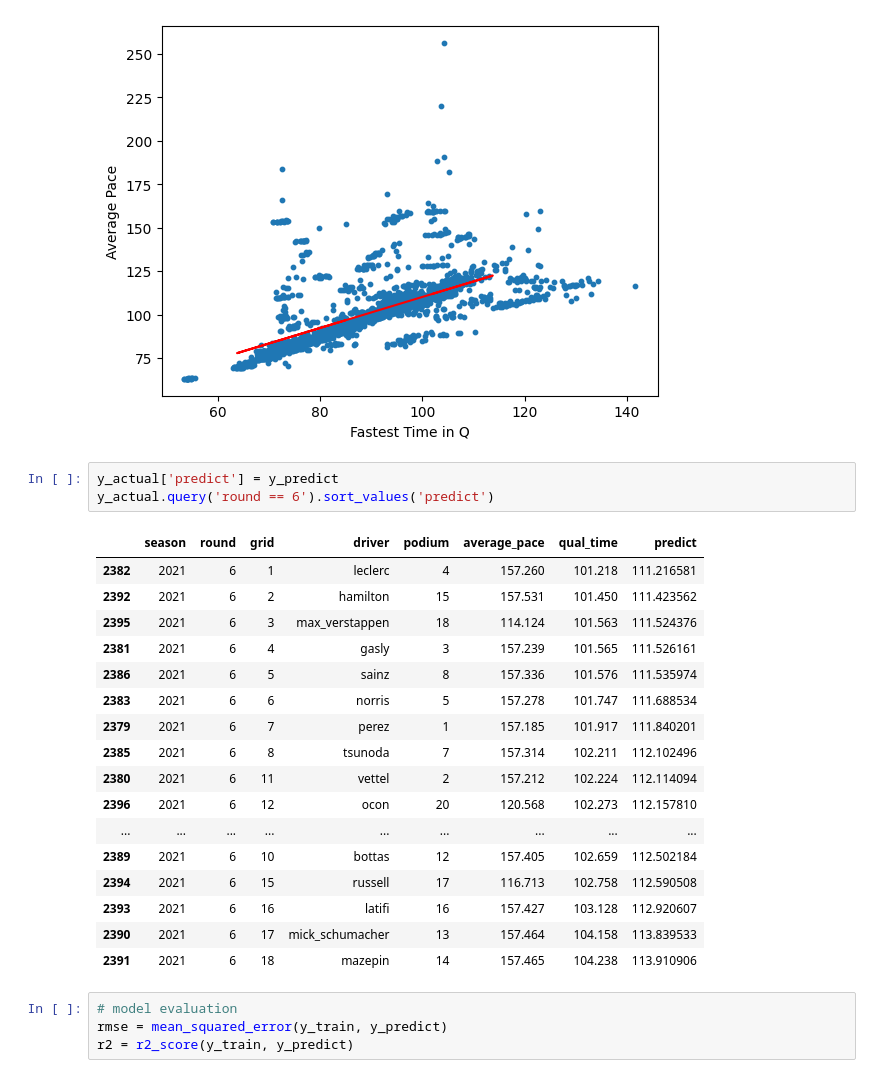
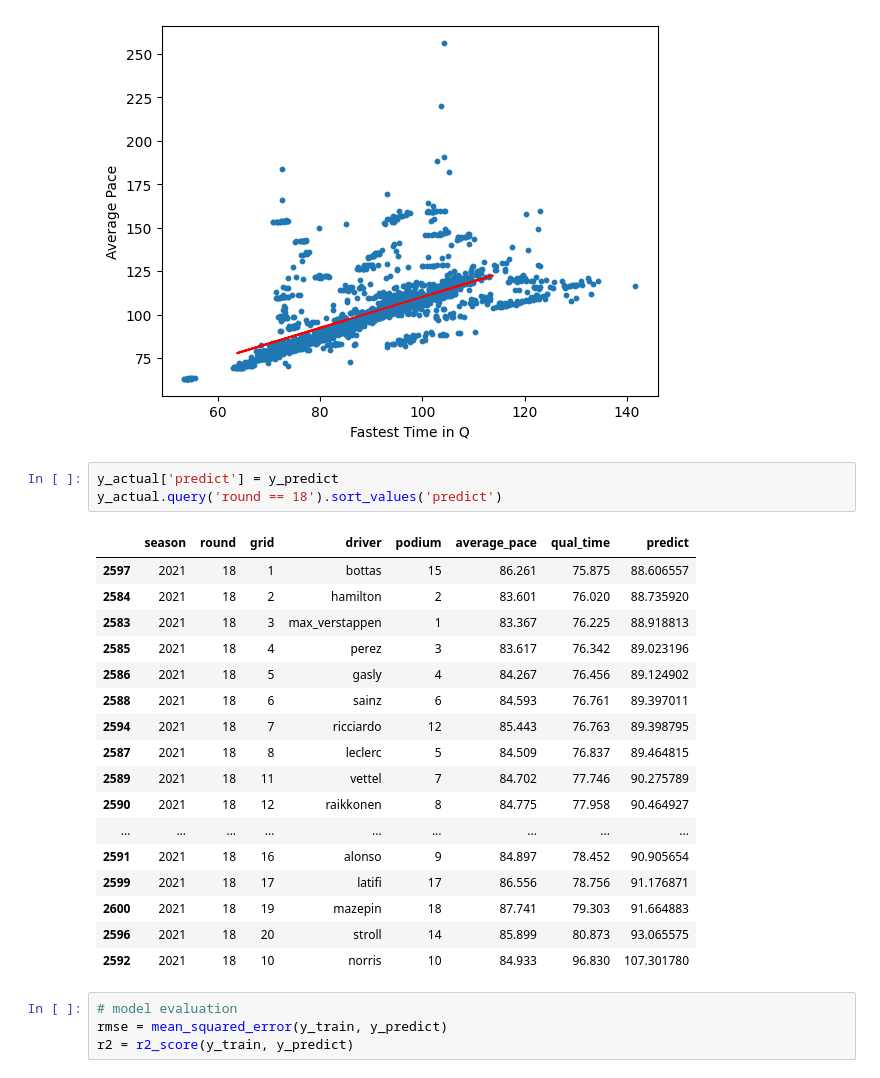
Before and after one commit to ollyjc99/f1-analytics, a Jupyter notebook: data modelling/Linear-Regression.ipynb, the cells around one changed output. Saved outputs shown, nothing was run; the diff lists cells and outputs as text.

Commit message:
More testing of different rounds

```diff
--- a/data modelling/Linear-Regression.ipynb
+++ b/data modelling/Linear-Regression.ipynb
@@ -83,25 +83,25 @@ plt.show()
 [figure]
 # %%
 y_actual['predict'] = y_predict
-y_actual.query('round == 6').sort_values('predict')
+y_actual.query('round == 18').sort_values('predict')
 # %% [output]
 |  | season | round | grid | driver | podium | average_pace | qual_time | predict |
-| 2382 | 2021 | 6 | 1 | leclerc | 4 | 157.260 | 101.218 | 111.216581 |
-| 2392 | 2021 | 6 | 2 | hamilton | 15 | 157.531 | 101.450 | 111.423562 |
-| 2395 | 2021 | 6 | 3 | max_verstappen | 18 | 114.124 | 101.563 | 111.524376 |
-| 2381 | 2021 | 6 | 4 | gasly | 3 | 157.239 | 101.565 | 111.526161 |
-| 2386 | 2021 | 6 | 5 | sainz | 8 | 157.336 | 101.576 | 111.535974 |
-| 2383 | 2021 | 6 | 6 | norris | 5 | 157.278 | 101.747 | 111.688534 |
-| 2379 | 2021 | 6 | 7 | perez | 1 | 157.185 | 101.917 | 111.840201 |
-| 2385 | 2021 | 6 | 8 | tsunoda | 7 | 157.314 | 102.211 | 112.102496 |
-| 2380 | 2021 | 6 | 11 | vettel | 2 | 157.212 | 102.224 | 112.114094 |
-| 2396 | 2021 | 6 | 12 | ocon | 20 | 120.568 | 102.273 | 112.157810 |
+| 2597 | 2021 | 18 | 1 | bottas | 15 | 86.261 | 75.875 | 88.606557 |
+| 2584 | 2021 | 18 | 2 | hamilton | 2 | 83.601 | 76.020 | 88.735920 |
+| 2583 | 2021 | 18 | 3 | max_verstappen | 1 | 83.367 | 76.225 | 88.918813 |
+| 2585 | 2021 | 18 | 4 | perez | 3 | 83.617 | 76.342 | 89.023196 |
+| 2586 | 2021 | 18 | 5 | gasly | 4 | 84.267 | 76.456 | 89.124902 |
+| 2588 | 2021 | 18 | 6 | sainz | 6 | 84.593 | 76.761 | 89.397011 |
+| 2594 | 2021 | 18 | 7 | ricciardo | 12 | 85.443 | 76.763 | 89.398795 |
+| 2587 | 2021 | 18 | 8 | leclerc | 5 | 84.509 | 76.837 | 89.464815 |
+| 2589 | 2021 | 18 | 11 | vettel | 7 | 84.702 | 77.746 | 90.275789 |
+| 2590 | 2021 | 18 | 12 | raikkonen | 8 | 84.775 | 77.958 | 90.464927 |
 | ... | ... | ... | ... | ... | ... | ... | ... | ... |
-| 2389 | 2021 | 6 | 10 | bottas | 12 | 157.405 | 102.659 | 112.502184 |
-| 2394 | 2021 | 6 | 15 | russell | 17 | 116.713 | 102.758 | 112.590508 |
-| 2393 | 2021 | 6 | 16 | latifi | 16 | 157.427 | 103.128 | 112.920607 |
-| 2390 | 2021 | 6 | 17 | mick_schumacher | 13 | 157.464 | 104.158 | 113.839533 |
-| 2391 | 2021 | 6 | 18 | mazepin | 14 | 157.465 | 104.238 | 113.910906 |
+| 2591 | 2021 | 18 | 16 | alonso | 9 | 84.897 | 78.452 | 90.905654 |
+| 2599 | 2021 | 18 | 17 | latifi | 17 | 86.556 | 78.756 | 91.176871 |
+| 2600 | 2021 | 18 | 19 | mazepin | 18 | 87.741 | 79.303 | 91.664883 |
+| 2596 | 2021 | 18 | 20 | stroll | 14 | 85.899 | 80.873 | 93.065575 |
+| 2592 | 2021 | 18 | 10 | norris | 10 | 84.933 | 96.830 | 107.301780 |
 # %%
 # model evaluation
 rmse = mean_squared_error(y_train, y_predict)
```
